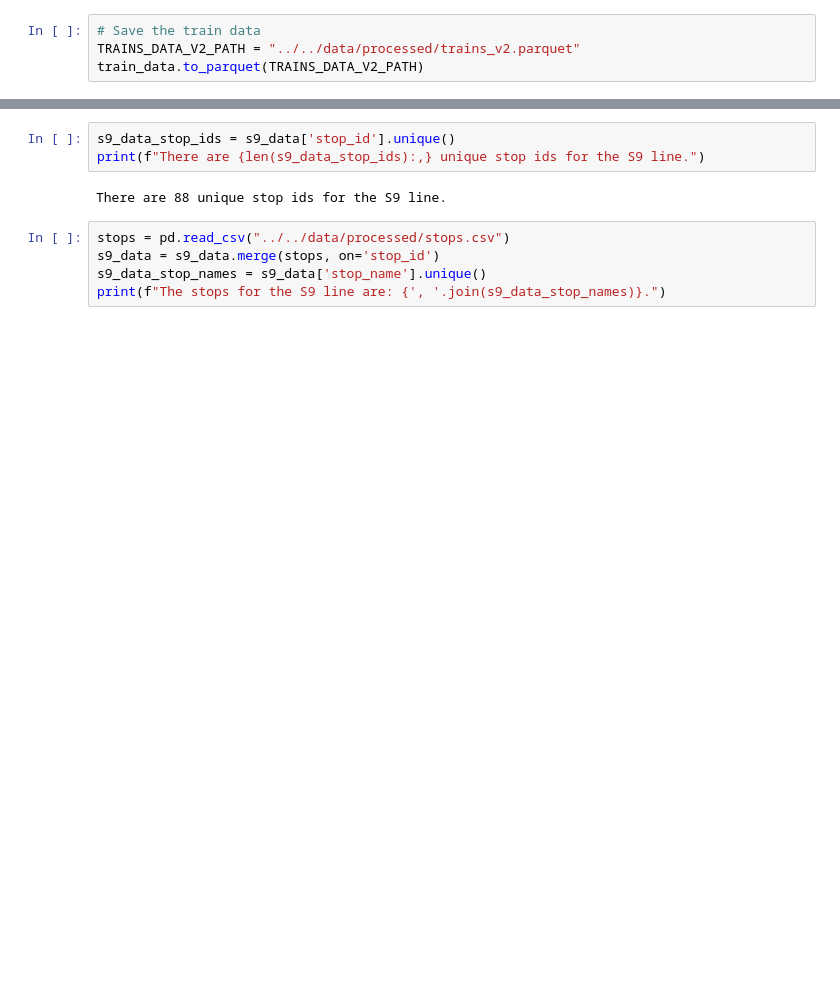
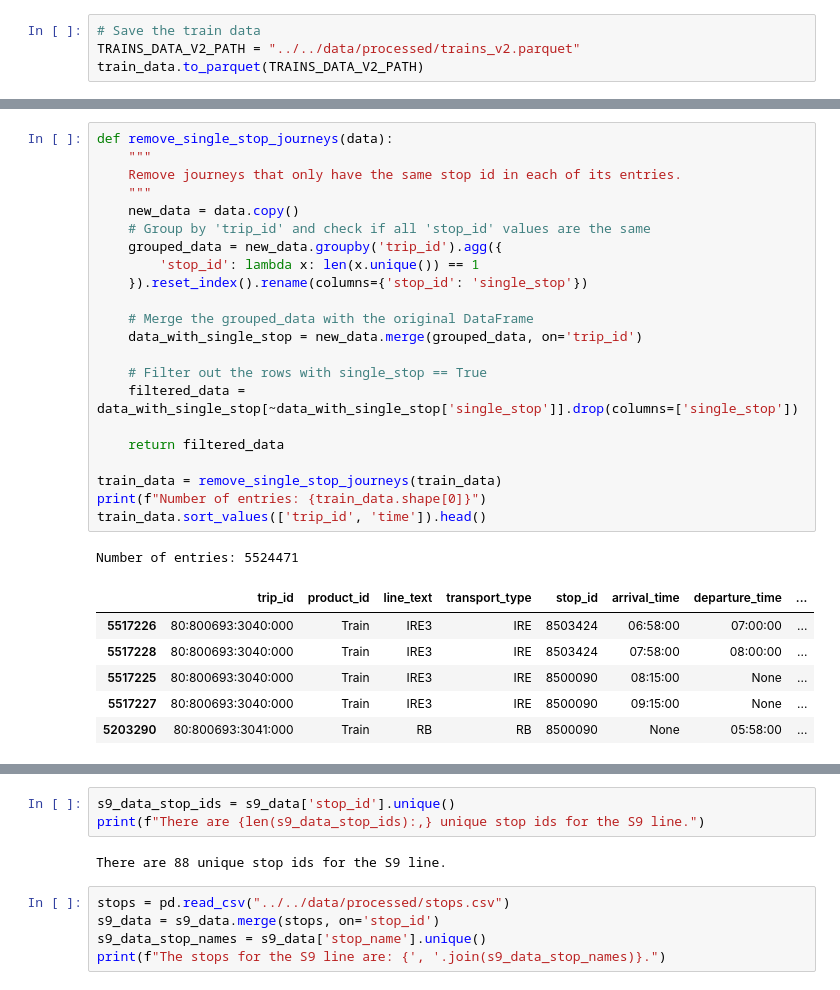
Before and after one commit to com-480-data-visualization/project-2023-choo-choo-data-darlings, a Jupyter notebook: notebooks/preprocessing/extract_train_journeys.ipynb, the cells around one changed output, grey strips where cells are left out. Drawn from its saved outputs; the diff is of its cells as text; blank space fills up the shorter version.

```diff
--- a/notebooks/preprocessing/extract_train_journeys.ipynb
+++ b/notebooks/preprocessing/extract_train_journeys.ipynb
@@ -28,0 +54,30 @@ train_data.to_parquet(TRAINS_DATA_V2_PATH)
+# %%
+def remove_single_stop_journeys(data):
+    """
+    Remove journeys that only have the same stop id in each of its entries.
+    """
+    new_data = data.copy()
+    # Group by 'trip_id' and check if all 'stop_id' values are the same
+    grouped_data = new_data.groupby('trip_id').agg({
+        'stop_id': lambda x: len(x.unique()) == 1
+    }).reset_index().rename(columns={'stop_id': 'single_stop'})
+
+    # Merge the grouped_data with the original DataFrame
+    data_with_single_stop = new_data.merge(grouped_data, on='trip_id')
+
+    # Filter out the rows with single_stop == True
+    filtered_data = data_with_single_stop[~data_with_single_stop['single_stop']].drop(columns=['single_stop'])
+
+    return filtered_data
+
+train_data = remove_single_stop_journeys(train_data)
+print(f"Number of entries: {train_data.shape[0]}")
+train_data.sort_values(['trip_id', 'time']).head()
+# %% [output]
+Number of entries: 5524471
+|  | trip_id | product_id | line_text | transport_type | stop_id | arrival_time | departure_time | ... |
+| 5517226 | 80:800693:3040:000 | Train | IRE3 | IRE | 8503424 | 06:58:00 | 07:00:00 | ... |
+| 5517228 | 80:800693:3040:000 | Train | IRE3 | IRE | 8503424 | 07:58:00 | 08:00:00 | ... |
+| 5517225 | 80:800693:3040:000 | Train | IRE3 | IRE | 8500090 | 08:15:00 | None | ... |
+| 5517227 | 80:800693:3040:000 | Train | IRE3 | IRE | 8500090 | 09:15:00 | None | ... |
+| 5203290 | 80:800693:3041:000 | Train | RB | RB | 8500090 | None | 05:58:00 | ... |
```
Also changed, not shown: parts of 21 cells of this notebook, 20 other files.
